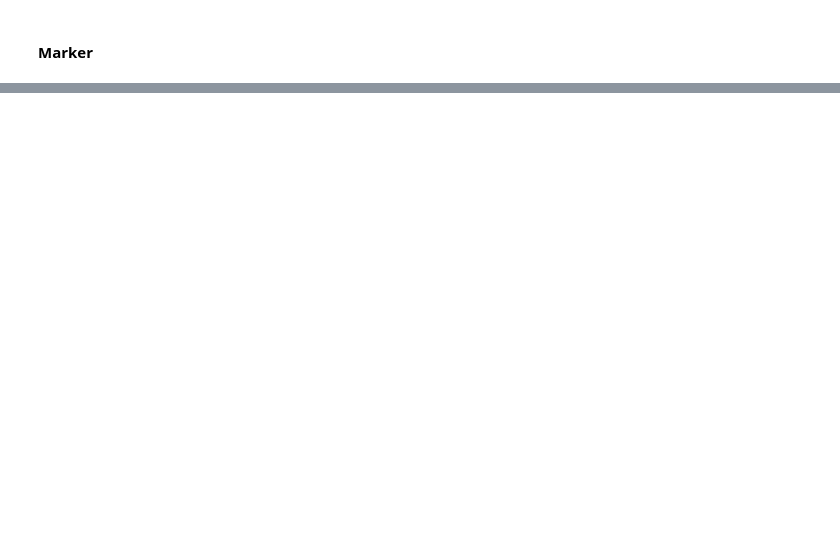
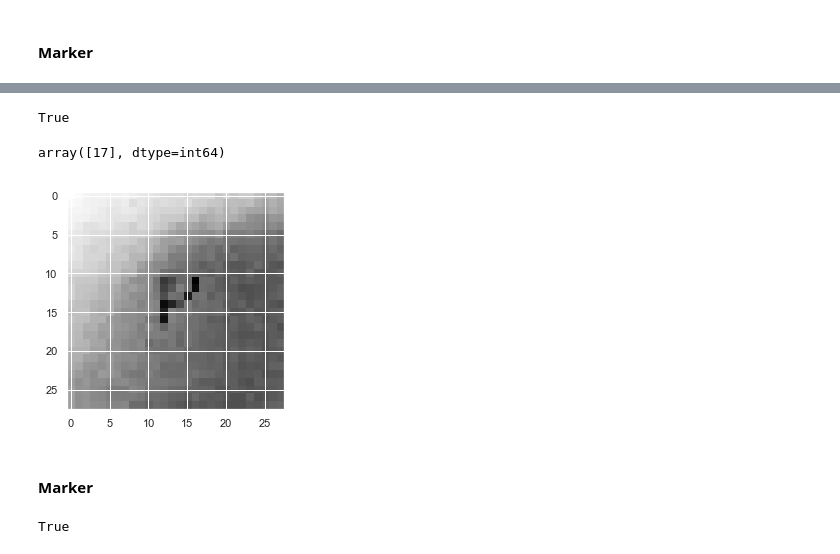
Before and after one commit to ArenD100/Final, a Jupyter notebook: EMNIST.ipynb, the cells around one changed output, grey strips where cells are left out. Saved outputs shown, nothing was run; the diff lists cells and outputs as text; code cells hidden in the pictures; blank space fills up the shorter version.

```diff
--- a/EMNIST.ipynb
+++ b/EMNIST.ipynb
@@ -448,0 +538,43 @@ array([21], dtype=int64)
+# %%
+import cv2
+image = cv2.imread('imageData/newImages/test3.jpg')
+gray = cv2.cvtColor(image, cv2.COLOR_BGR2GRAY)
+resized = cv2.resize(gray, (28,28))
+# cv2.imshow('gray',gray)
+# cv2.waitKey(0)
+cv2.imwrite('imageData/newImages/testGray3.jpg', resized)
+# %% [output]
+True
+# %%
+file = 'imageData/newImages/testGray3.jpg'
+from tensorflow.keras.preprocessing import image
+from tensorflow.keras.preprocessing.image import img_to_array
+
+image_size = (28,28)
+im = image.load_img(file, target_size=image_size, color_mode="grayscale")
+
+
+image = img_to_array(im)
+
+image /= 255
+img = image.flatten().reshape(-1, 28*28)
+
+img = 1 - img
+plt.imshow(img.reshape(28,28), cmap=plt.cm.Greys)
+
+model.predict_classes(img)
+# %% [output]
+array([17], dtype=int64)
+[figure, added]
+# %% [markdown]
+#### Marker
+# %%
+import cv2
+image = cv2.imread('imageData/newImages/test4.jpg')
+gray = cv2.cvtColor(image, cv2.COLOR_BGR2GRAY)
+resized = cv2.resize(gray, (28,28))
+# cv2.imshow('gray',gray)
+# cv2.waitKey(0)
+cv2.imwrite('imageData/newImages/testGray4.jpg', resized)
+# %% [output]
+True
```
Also changed, not shown: parts of 15 cells of this notebook, 9 other files.
